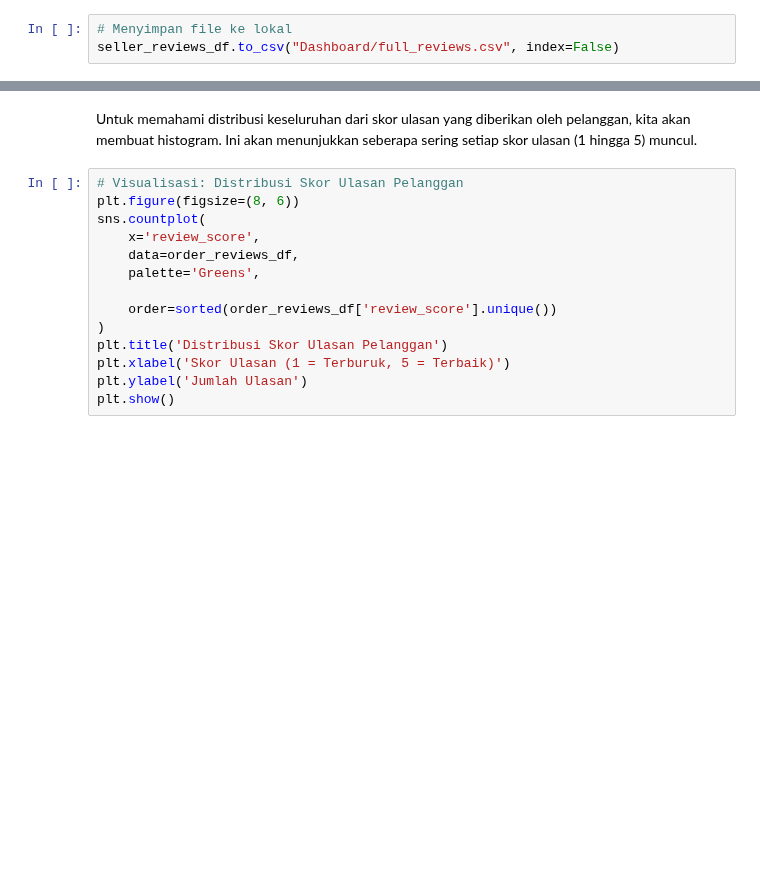
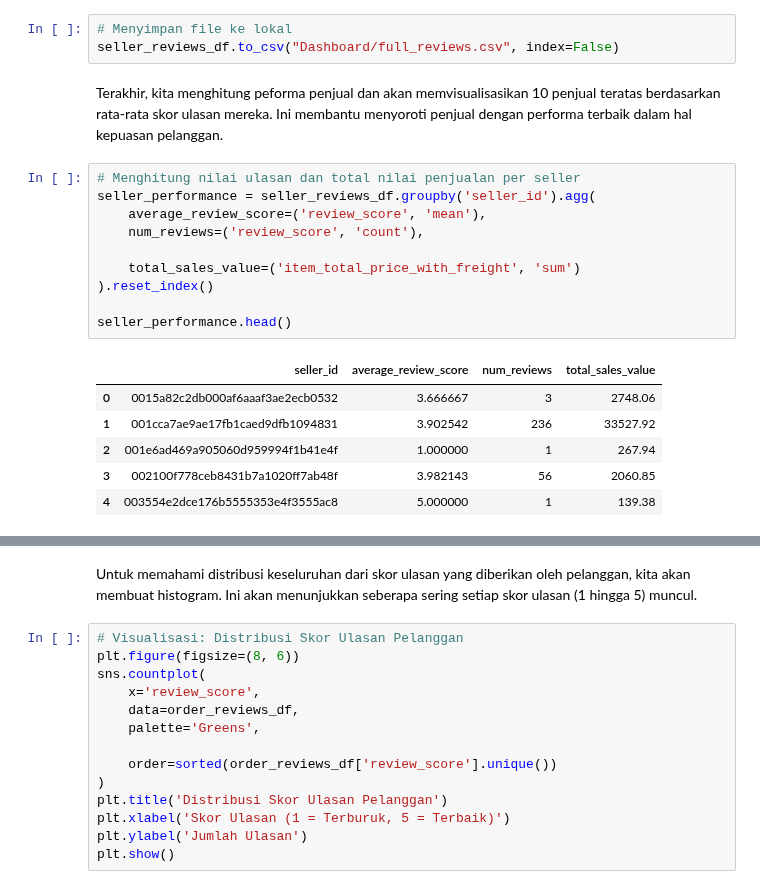
Before and after one commit to rfahreza/Analisis-Data, a Jupyter notebook: analisis_data.ipynb, the cells around one changed output, grey strips where cells are left out. Saved outputs shown, nothing was run; the diff lists cells and outputs as text; blank space fills up the shorter version.

```diff
--- a/analisis_data.ipynb
+++ b/analisis_data.ipynb
@@ -947,3 +833,22 @@ seller_reviews_df['item_total_price_with_freight'] = seller_reviews_df['price']
 # %%
 # Menyimpan file ke lokal
 seller_reviews_df.to_csv("Dashboard/full_reviews.csv", index=False)
+# %% [markdown]
+Terakhir, kita menghitung peforma penjual dan akan memvisualisasikan 10 penjual teratas berdasarkan rata-rata skor ulasan mereka. Ini membantu menyoroti penjual dengan performa terbaik dalam hal kepuasan pelanggan.
+# %%
+# Menghitung nilai ulasan dan total nilai penjualan per seller
+seller_performance = seller_reviews_df.groupby('seller_id').agg(
+    average_review_score=('review_score', 'mean'),
+    num_reviews=('review_score', 'count'),
+
+    total_sales_value=('item_total_price_with_freight', 'sum')
+).reset_index()
+
+seller_performance.head()
+# %% [output]
+|  | seller_id | average_review_score | num_reviews | total_sales_value |
+| 0 | 0015a82c2db000af6aaaf3ae2ecb0532 | 3.666667 | 3 | 2748.06 |
+| 1 | 001cca7ae9ae17fb1caed9dfb1094831 | 3.902542 | 236 | 33527.92 |
+| 2 | 001e6ad469a905060d959994f1b41e4f | 1.000000 | 1 | 267.94 |
+| 3 | 002100f778ceb8431b7a1020ff7ab48f | 3.982143 | 56 | 2060.85 |
+| 4 | 003554e2dce176b5555353e4f3555ac8 | 5.000000 | 1 | 139.38 |
```
Also changed, not shown: parts of 23 cells of this notebook, 1 other file.
